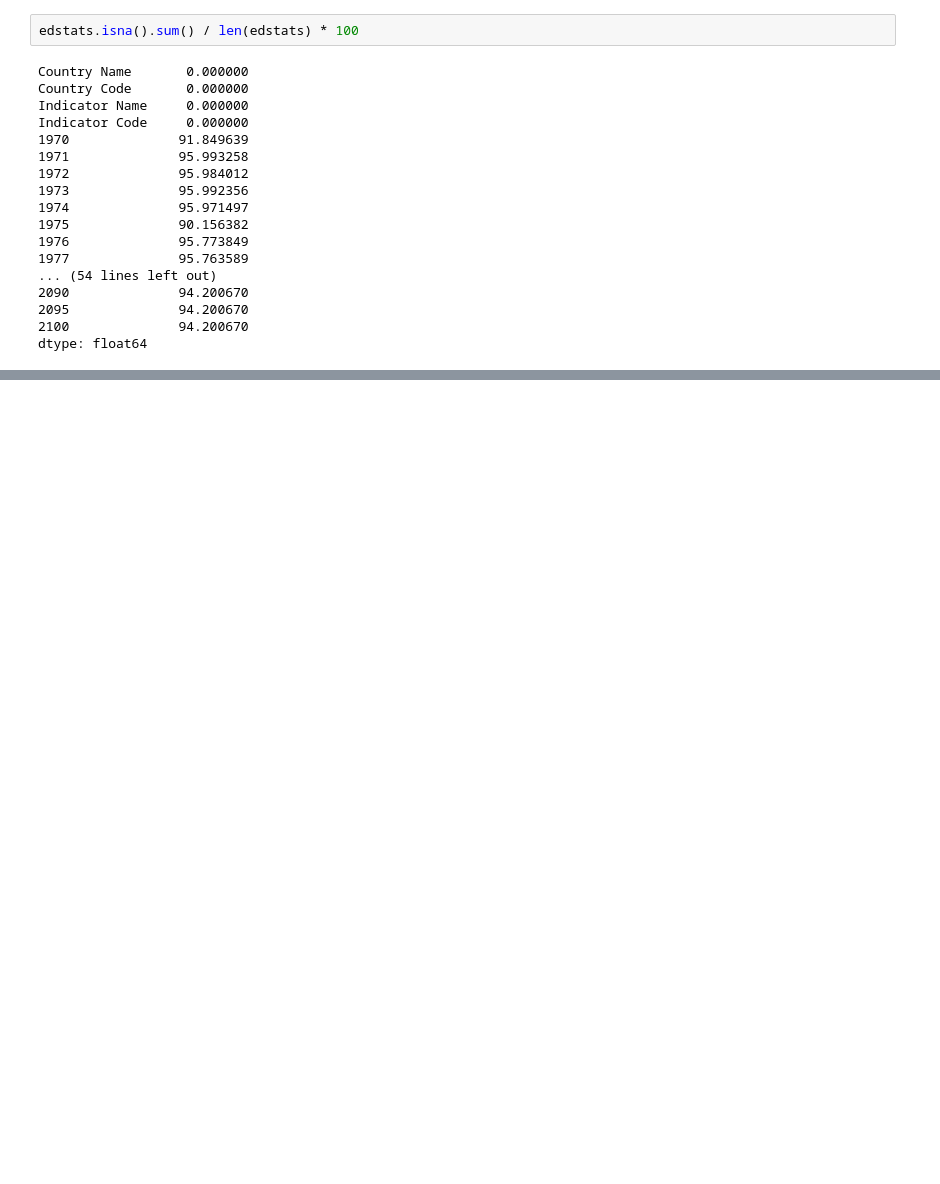
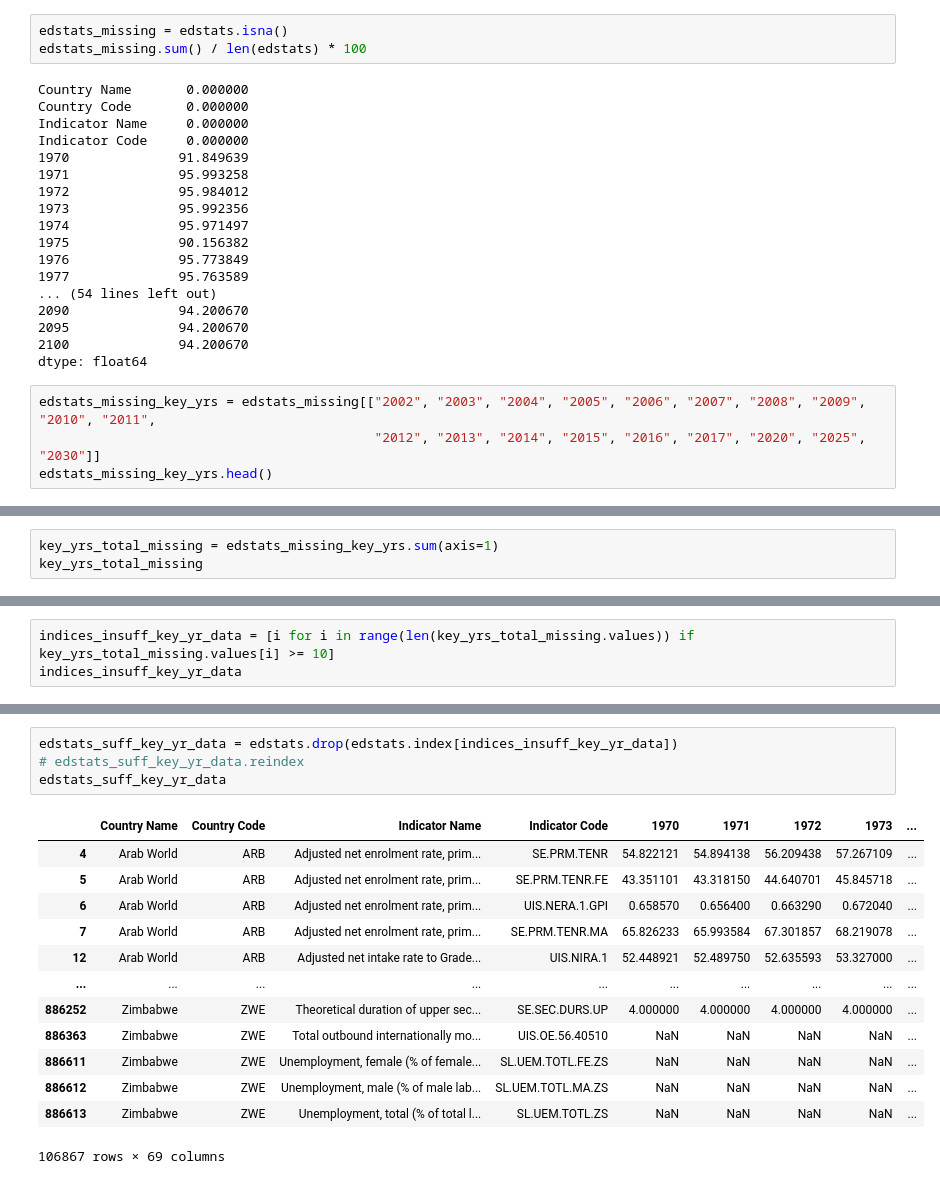
Before and after one commit to gabrielhermel/OC_DS_P2, a Jupyter notebook: Hermel_Gabriel_1_notebook_072022.ipynb, the cells around one changed output, grey strips where cells are left out. Saved outputs shown, nothing was run; the diff lists cells and outputs as text; blank space fills up the shorter version.

```diff
--- a/Hermel_Gabriel_1_notebook_072022.ipynb
+++ b/Hermel_Gabriel_1_notebook_072022.ipynb
@@ -108,5 +109,6 @@ Index(['Country Name', 'Country Code', 'Indicator Name', 'Indicator Code',
 # %%
-edstats.isna().sum() / len(edstats) * 100
+edstats_missing = edstats.isna()
+edstats_missing.sum() / len(edstats) * 100
 # %% [output]
 Country Name       0.000000
 Country Code       0.000000
@@ -125,3 +127,7 @@ Indicator Code     0.000000
 2095              94.200670
 2100              94.200670
 dtype: float64
+# %%
+edstats_missing_key_yrs = edstats_missing[["2002", "2003", "2004", "2005", "2006", "2007", "2008", "2009", "2010", "2011",
+                                           "2012", "2013", "2014", "2015", "2016", "2017", "2020", "2025", "2030"]]
+edstats_missing_key_yrs.head()
@@ -127,0 +141,3 @@ dtype: float64
+# %%
+key_yrs_total_missing = edstats_missing_key_yrs.sum(axis=1)
+key_yrs_total_missing
@@ -127,0 +157,3 @@ dtype: float64
+# %%
+indices_insuff_key_yr_data = [i for i in range(len(key_yrs_total_missing.values)) if key_yrs_total_missing.values[i] >= 10]
+indices_insuff_key_yr_data
@@ -127,0 +178,18 @@ dtype: float64
+# %%
+edstats_suff_key_yr_data = edstats.drop(edstats.index[indices_insuff_key_yr_data])
+# edstats_suff_key_yr_data.reindex
+edstats_suff_key_yr_data
+# %% [output]
+|  | Country Name | Country Code | Indicator Name | Indicator Code | 1970 | 1971 | 1972 | 1973 | ... |
+| 4 | Arab World | ARB | Adjusted net enrolment rate, prim... | SE.PRM.TENR | 54.822121 | 54.894138 | 56.209438 | 57.267109 | ... |
+| 5 | Arab World | ARB | Adjusted net enrolment rate, prim... | SE.PRM.TENR.FE | 43.351101 | 43.318150 | 44.640701 | 45.845718 | ... |
+| 6 | Arab World | ARB | Adjusted net enrolment rate, prim... | UIS.NERA.1.GPI | 0.658570 | 0.656400 | 0.663290 | 0.672040 | ... |
+| 7 | Arab World | ARB | Adjusted net enrolment rate, prim... | SE.PRM.TENR.MA | 65.826233 | 65.993584 | 67.301857 | 68.219078 | ... |
+| 12 | Arab World | ARB | Adjusted net intake rate to Grade... | UIS.NIRA.1 | 52.448921 | 52.489750 | 52.635593 | 53.327000 | ... |
+| ... | ... | ... | ... | ... | ... | ... | ... | ... | ... |
+| 886252 | Zimbabwe | ZWE | Theoretical duration of upper sec... | SE.SEC.DURS.UP | 4.000000 | 4.000000 | 4.000000 | 4.000000 | ... |
+| 886363 | Zimbabwe | ZWE | Total outbound internationally mo... | UIS.OE.56.40510 | NaN | NaN | NaN | NaN | ... |
+| 886611 | Zimbabwe | ZWE | Unemployment, female (% of female... | SL.UEM.TOTL.FE.ZS | NaN | NaN | NaN | NaN | ... |
+| 886612 | Zimbabwe | ZWE | Unemployment, male (% of male lab... | SL.UEM.TOTL.MA.ZS | NaN | NaN | NaN | NaN | ... |
+| 886613 | Zimbabwe | ZWE | Unemployment, total (% of total l... | SL.UEM.TOTL.ZS | NaN | NaN | NaN | NaN | ... |
+106867 rows × 69 columns
```
Also changed, not shown: parts of 12 cells of this notebook.
